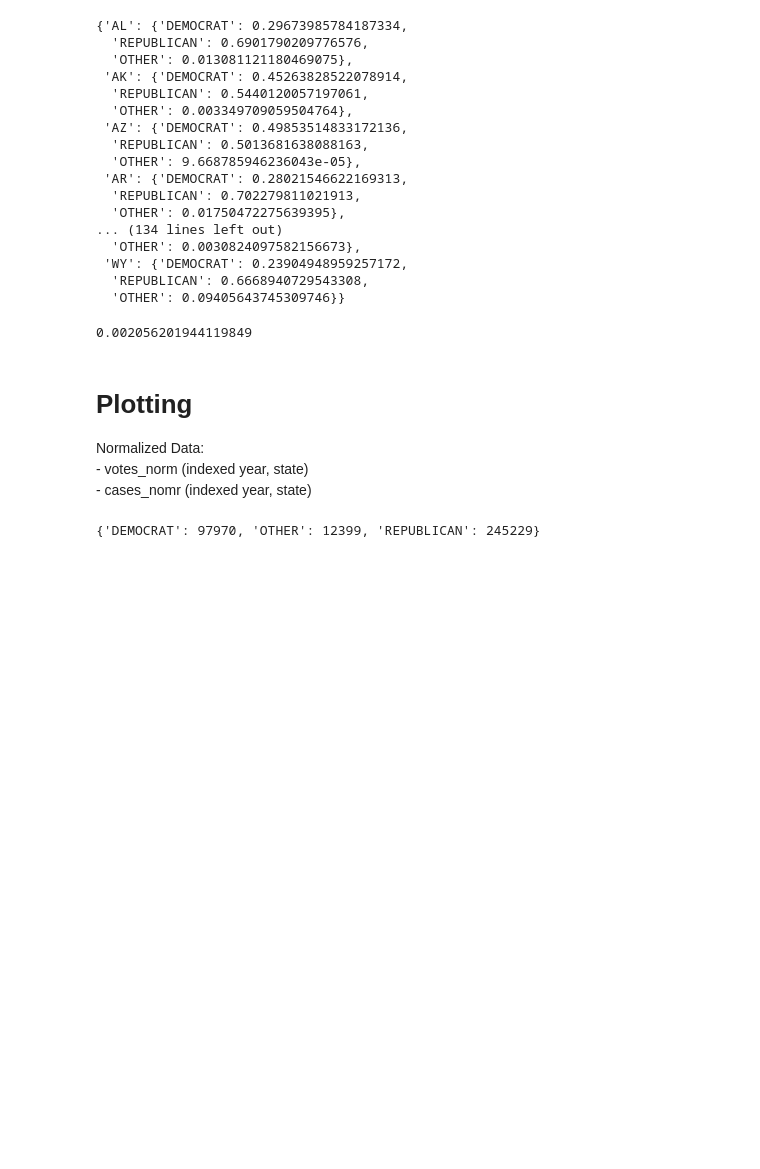
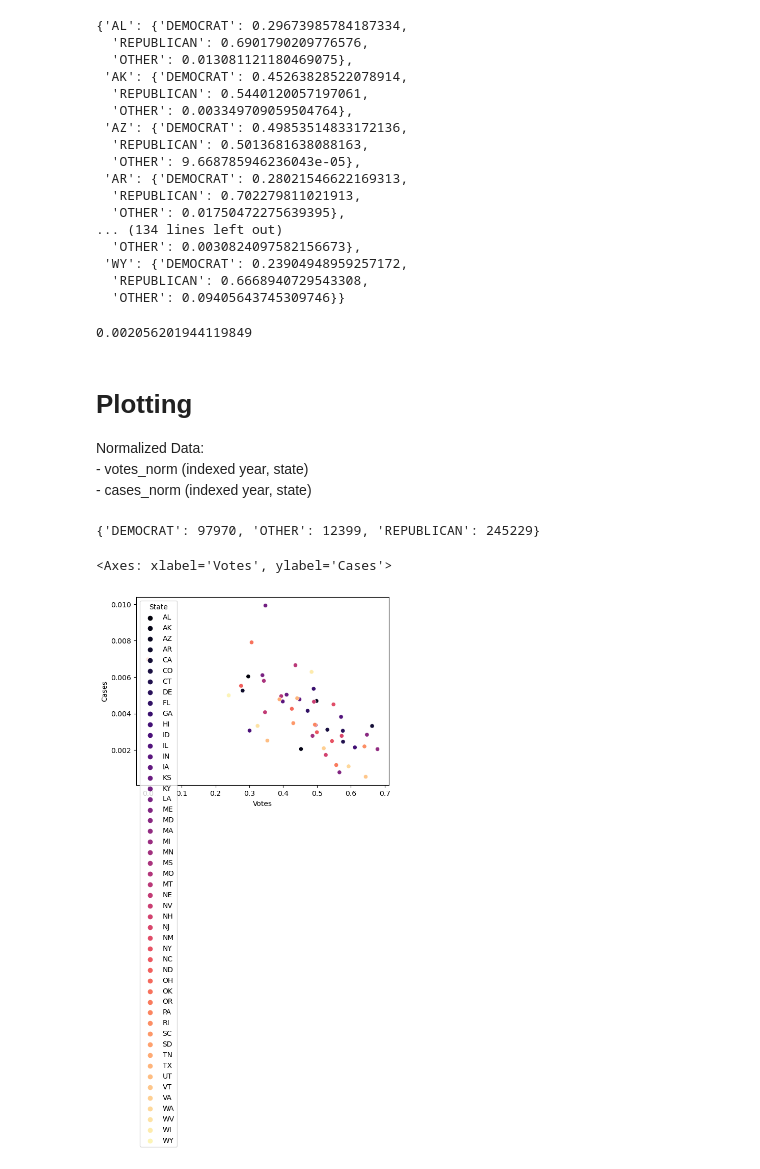
Before and after one commit to IanSinColorado/PoliticsAndCovid, a Jupyter notebook: dataCompression.ipynb, the cells around one changed output. Drawn from its saved outputs; the diff is of its cells as text; code cells hidden in the pictures; blank space fills up the shorter version.

Commit message:
Adding hue to graphs to see the states

```diff
--- a/dataCompression.ipynb
+++ b/dataCompression.ipynb
@@ -304,7 +304,7 @@ cases_norm[2020]['AK']
 # Plotting
 Normalized Data:
     - votes_norm (indexed year, state)
-    - cases_nomr (indexed year, state)
+    - cases_norm (indexed year, state)
 # %%
 def plot_df(votes, cases, year, party):
     # make the DF
@@ -313,10 +313,23 @@ def plot_df(votes, cases, year, party):
         ret_df = pd.concat([ret_df, pd.DataFrame({'State': [s], 'Votes': [votes[year][s][party]], 'Cases': [cases[year][s]]})])
 
     return ret_df
+# %%
+def plot_df_specific(votes, cases, votes_year, cases_year, party):
+    # make the DF
+    ret_df = pd.DataFrame(columns=['State', 'Votes', 'Cases'])
+    for s in states:
+        ret_df = pd.concat([ret_df, pd.DataFrame({'State': [s], 'Votes': [votes[votes_year][s][party]], 'Cases': [cases[cases_year][s]]})])
+
+    return ret_df
 # %%
 votes[2020]['ND']
 # %% [output]
 {'DEMOCRAT': 97970, 'OTHER': 12399, 'REPUBLICAN': 245229}
+# %%
+sns.scatterplot(plot_df_specific(votes_prop, cases_norm, 2020, 2020, 'DEMOCRAT'), x='Votes', y='Cases', hue='State', palette='magma')
+# %% [output]
+<Axes: xlabel='Votes', ylabel='Cases'>
+[figure, added]
 # %%
 sns.scatterplot(plot_df(votes_prop, cases_norm, 2020, 'DEMOCRAT'), x='Votes', y='Cases')
 # %% [output]
```
Also changed, not shown: parts of 15 cells of this notebook.
